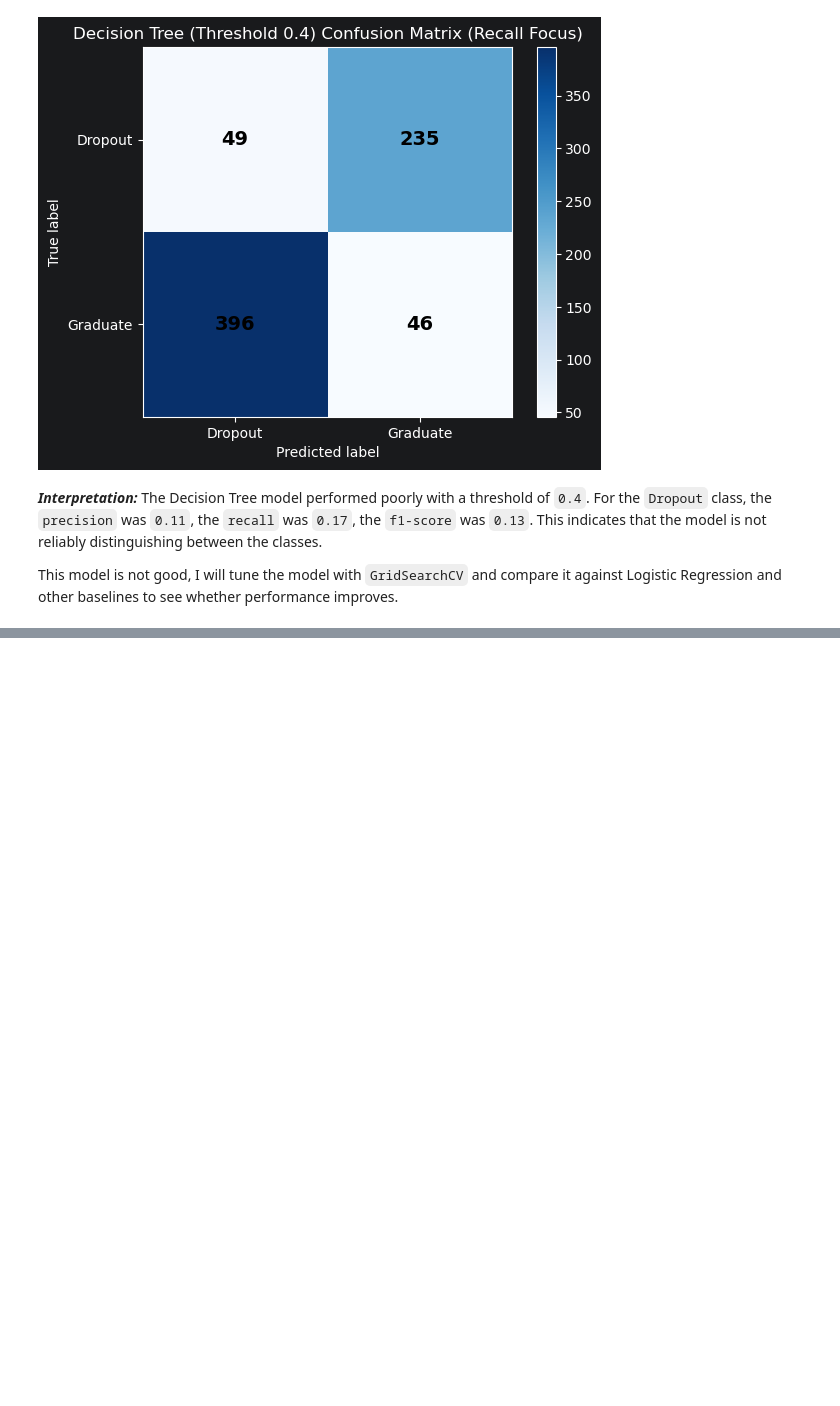
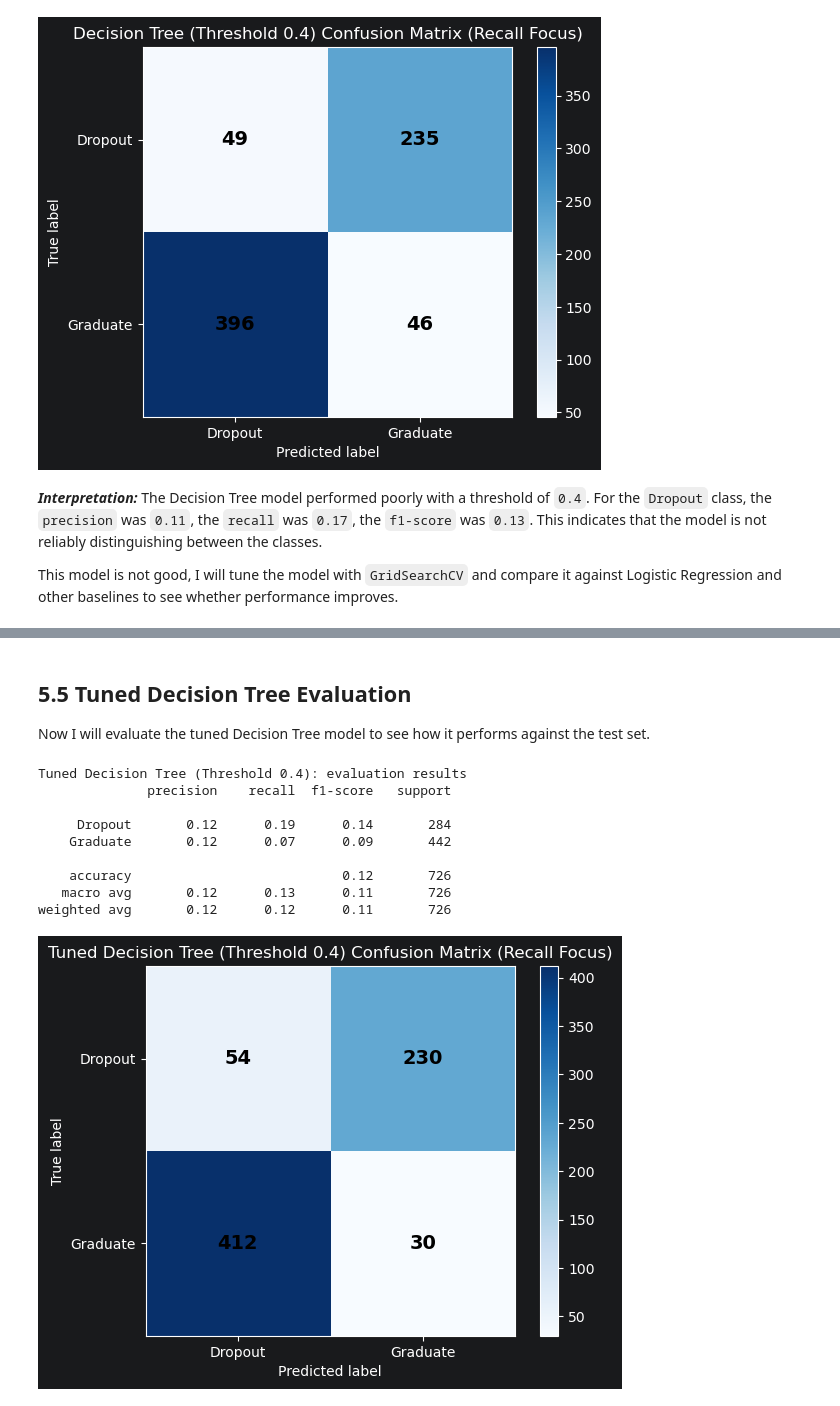
Before and after one commit to weslylaboy/student-outcome-predictor, a Jupyter notebook: notebooks/03_classification_model.ipynb, the cells around one changed output, grey strips where cells are left out. Drawn from its saved outputs; the diff is of its cells as text; code cells hidden in the pictures; blank space fills up the shorter version.

Commit message:
Add tuned Decision Tree model: add `class_weight='balanced'` to address class imbalance. Enhance tuning section to optimize hyperparameters with `GridSearchCV`.

```diff
--- a/notebooks/03_classification_model.ipynb
+++ b/notebooks/03_classification_model.ipynb
@@ -566,0 +569,28 @@ In this section, I will tune the decision tree model to find the best hyperparam
+# %%
+# parameter grid
+param_grid = {
+    'dt_model__max_depth': [3, 5, 7, 10,15, 20, 25,40, None],
+    'dt_model__min_samples_split': [2, 5, 10, 20, 25, 30, 40, 50],
+    'dt_model__min_samples_leaf': [1, 2, 5, 10, 15, 10, 25, 30],
+    'dt_model__max_features': ['sqrt', 'log2', None],
+    'dt_model__criterion': ['gini', 'entropy']
+}
+
+dt_pipeline = Pipeline([
+    ('preprocessor', dt_preprocessor),
+    ('dt_model', DecisionTreeClassifier(random_state=42, class_weight='balanced'))
+])
+
+# Set up grid search
+grid_search = GridSearchCV(
+    dt_pipeline,
+    param_grid,
+    cv=5,  # 5-fold cross-validation
+    scoring='f1_macro',  # for imbalanced multiclass
+    n_jobs=-1
+)
+
+grid_search.fit(X_train, y_train)
+
+print("Best parameters:", grid_search.best_params_)
+best_model = grid_search.best_estimator_
@@ -566,0 +608,17 @@ In this section, I will tune the decision tree model to find the best hyperparam
+# %% [markdown]
+## 5.5 Tuned Decision Tree Evaluation
+
+Now I will evaluate the tuned Decision Tree model to see how it performs against the test set.
+# %%
+y_pred_dt = predict_with_threshold(grid_search, X_test, y_test, threshold=0.4, model_name='Tuned Decision Tree')
+# %% [output]
+Tuned Decision Tree (Threshold 0.4): evaluation results
+              precision    recall  f1-score   support
+
+     Dropout       0.12      0.19      0.14       284
+    Graduate       0.12      0.07      0.09       442
+
+    accuracy                           0.12       726
+   macro avg       0.12      0.13      0.11       726
+weighted avg       0.12      0.12      0.11       726
+[figure, added]
```
Also changed, not shown: parts of 8 cells of this notebook.
